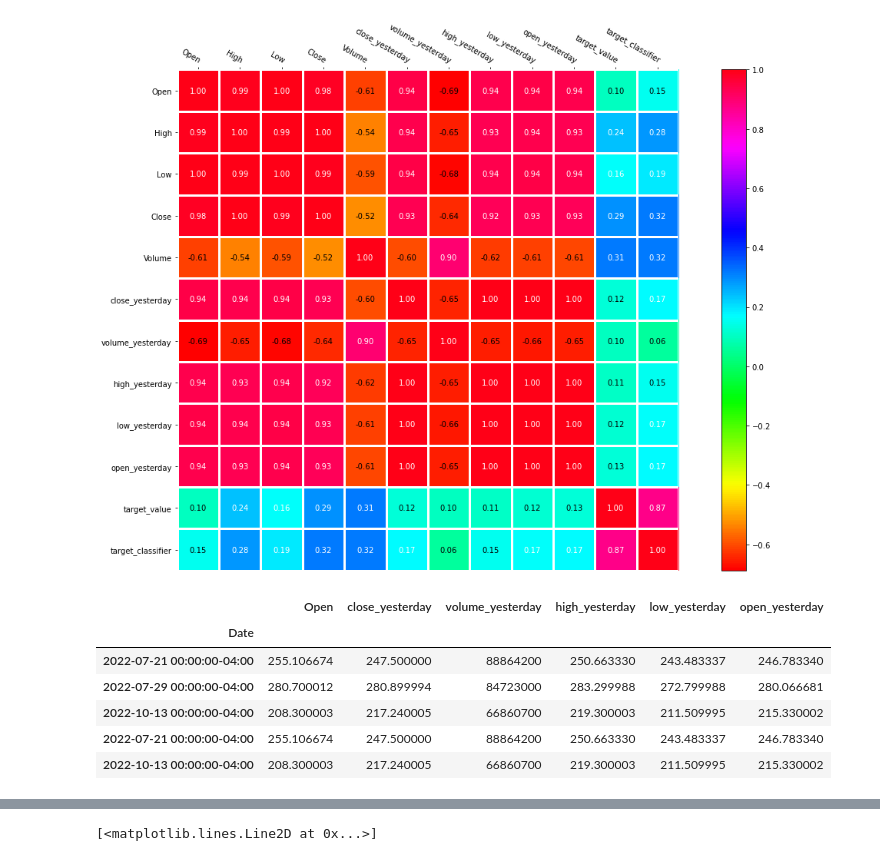
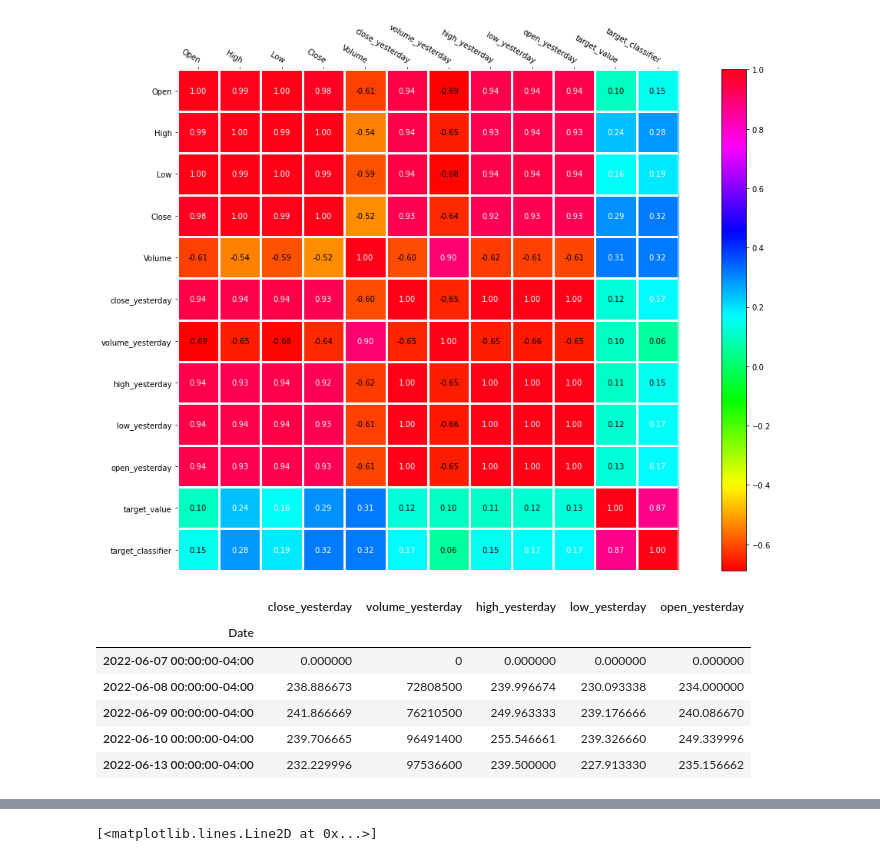
Before and after one commit to warrenwallis/cs145-project, a Jupyter notebook: testing_apis/logistic_regression.ipynb, the cells around one changed output, grey strips where cells are left out. Saved outputs shown, nothing was run; the diff lists cells and outputs as text; code cells hidden in the pictures.

```diff
--- a/testing_apis/logistic_regression.ipynb
+++ b/testing_apis/logistic_regression.ipynb
@@ -10,7 +10,7 @@ from sklearn.preprocessing import StandardScaler, OneHotEncoder, Normalizer, Min
 from sklearn.compose import ColumnTransformer, make_column_transformer
 from sklearn.utils import resample
 
-margin = 13
+margin = 0
 '''
 margin, accuracy
 ----------------
@@ -326,14 +326,16 @@ heatmap(correlations.values,columns,columns,figsize = (20,12),cmap="hsv")
 # %% [output]
 [figure]
 # %%
-y = data['target_classifier']
-x = data.drop(['target_classifier','Close','High','Low','Volume','target_value'],axis=1)
+data_prime = data[:-1]
+
+y = data_prime['target_classifier']
+x = data_prime.drop(['target_classifier','Open','Close','High','Low','Volume','target_value'],axis=1)
 x.head()
 # %% [output]
-|  | Open | close_yesterday | volume_yesterday | high_yesterday | low_yesterday | open_yesterday |
-| Date |  |  |  |  |  |  |
-| 2022-07-21 00:00:00-04:00 | 255.106674 | 247.500000 | 88864200 | 250.663330 | 243.483337 | 246.783340 |
-| 2022-07-29 00:00:00-04:00 | 280.700012 | 280.899994 | 84723000 | 283.299988 | 272.799988 | 280.066681 |
-| 2022-10-13 00:00:00-04:00 | 208.300003 | 217.240005 | 66860700 | 219.300003 | 211.509995 | 215.330002 |
-| 2022-07-21 00:00:00-04:00 | 255.106674 | 247.500000 | 88864200 | 250.663330 | 243.483337 | 246.783340 |
-| 2022-10-13 00:00:00-04:00 | 208.300003 | 217.240005 | 66860700 | 219.300003 | 211.509995 | 215.330002 |
+|  | close_yesterday | volume_yesterday | high_yesterday | low_yesterday | open_yesterday |
+| Date |  |  |  |  |  |
+| 2022-06-07 00:00:00-04:00 | 0.000000 | 0 | 0.000000 | 0.000000 | 0.000000 |
+| 2022-06-08 00:00:00-04:00 | 238.886673 | 72808500 | 239.996674 | 230.093338 | 234.000000 |
+| 2022-06-09 00:00:00-04:00 | 241.866669 | 76210500 | 249.963333 | 239.176666 | 240.086670 |
+| 2022-06-10 00:00:00-04:00 | 239.706665 | 96491400 | 255.546661 | 239.326660 | 249.339996 |
+| 2022-06-13 00:00:00-04:00 | 232.229996 | 97536600 | 239.500000 | 227.913330 | 235.156662 |
```
Also changed, not shown: parts of 16 cells of this notebook, 1 other file.
